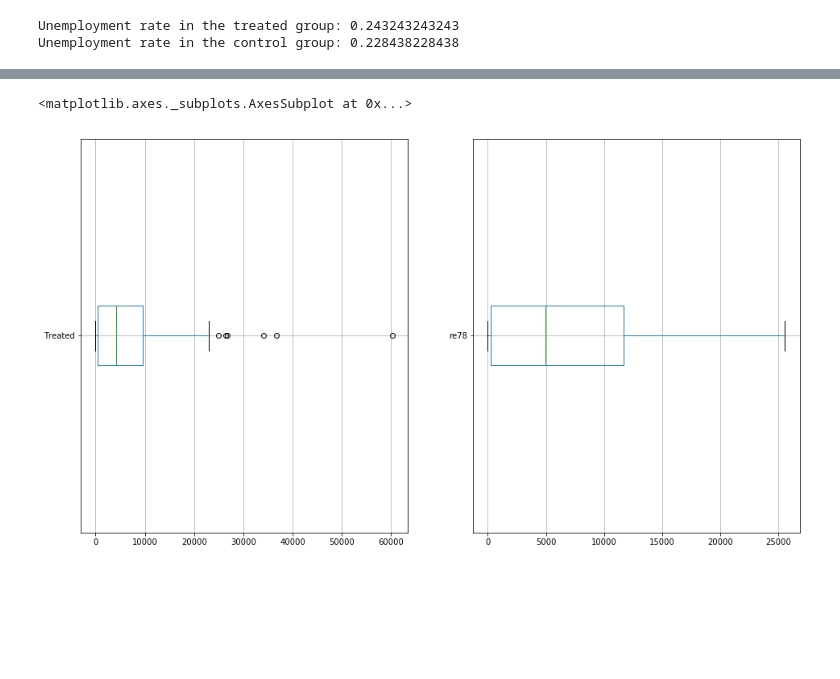
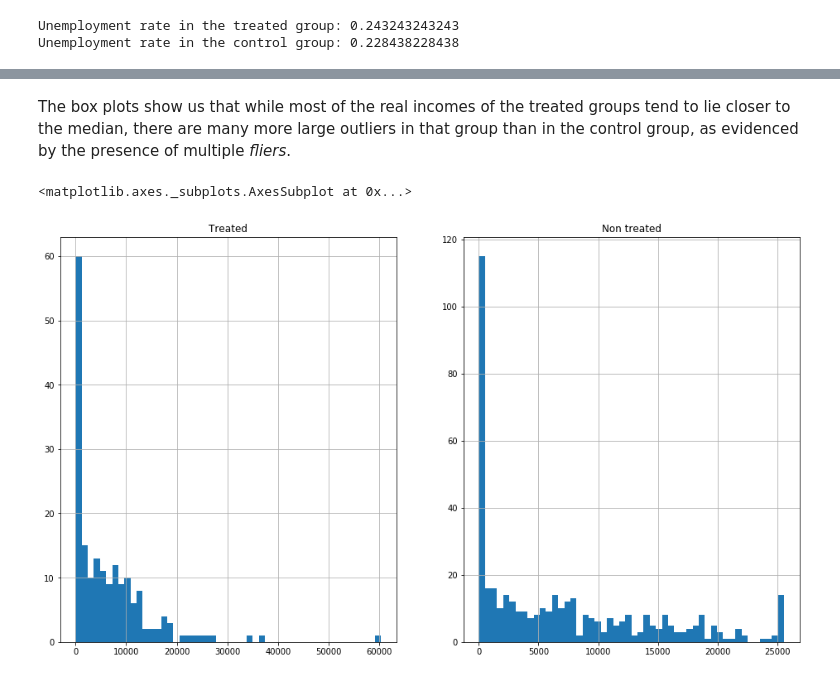
Before and after one commit to justcho5/ADA, a Jupyter notebook: 04 - Applied ML/Homework04.ipynb, the cells around one changed output, grey strips where cells are left out. Cells and saved outputs as stored; diff of their text form; code cells hidden in the pictures; blank space fills up the shorter version.

```diff
--- a/04 - Applied ML/Homework04.ipynb
+++ b/04 - Applied ML/Homework04.ipynb
@@ -163,11 +183,14 @@ Unemployment rate in the control group: 0.228438228438
+# %% [markdown]
+The box plots show us that while most of the real incomes of the treated groups tend to lie closer to the median, there are many more large outliers in that group than in the control group, as evidenced by the presence of multiple _fliers_.
 # %%
-# boxplot of salaries of two groups
+# histogram of salary for employed people in the two groups
 fig = plt.figure(figsize=(16,9))
 ax = plt.subplot(121)
-treated[['re78']].boxplot(vert=False, ax=ax, showfliers=True)
-plt.yticks([1], ['Treated'])
+ax.set_title('Treated')
+treated.re78.hist(ax=ax, bins=50)
 ax = plt.subplot(122)
-non_treated[['re78']].boxplot(vert=False, ax=ax, showfliers=True)
+ax.set_title('Non treated')
+non_treated.re78.hist(ax=ax, bins=50)
 # %% [output]
 <matplotlib.axes._subplots.AxesSubplot at 0x...>
-[figure, old version]
+[figure, new version]
```
Also changed, not shown: parts of 28 cells of this notebook.
